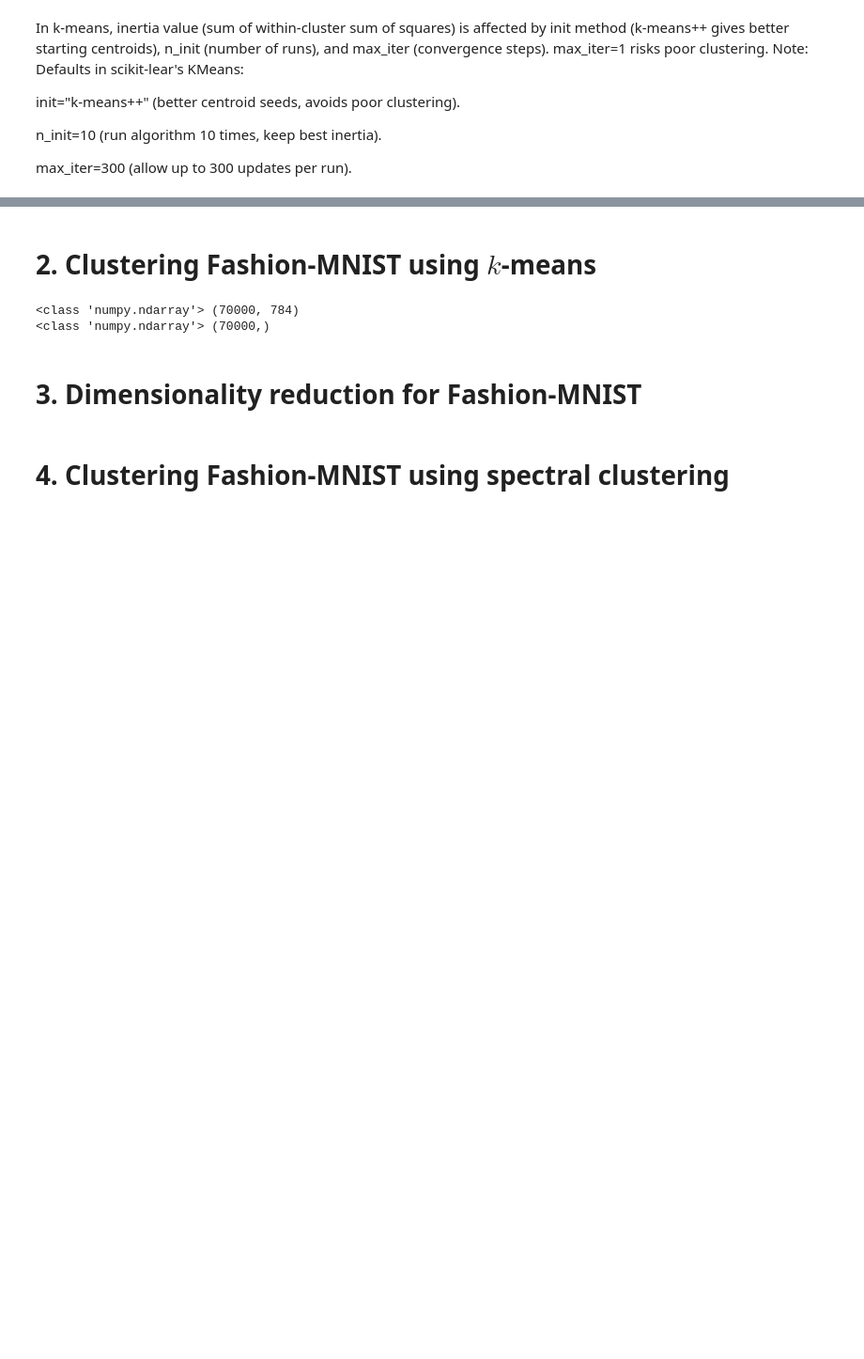
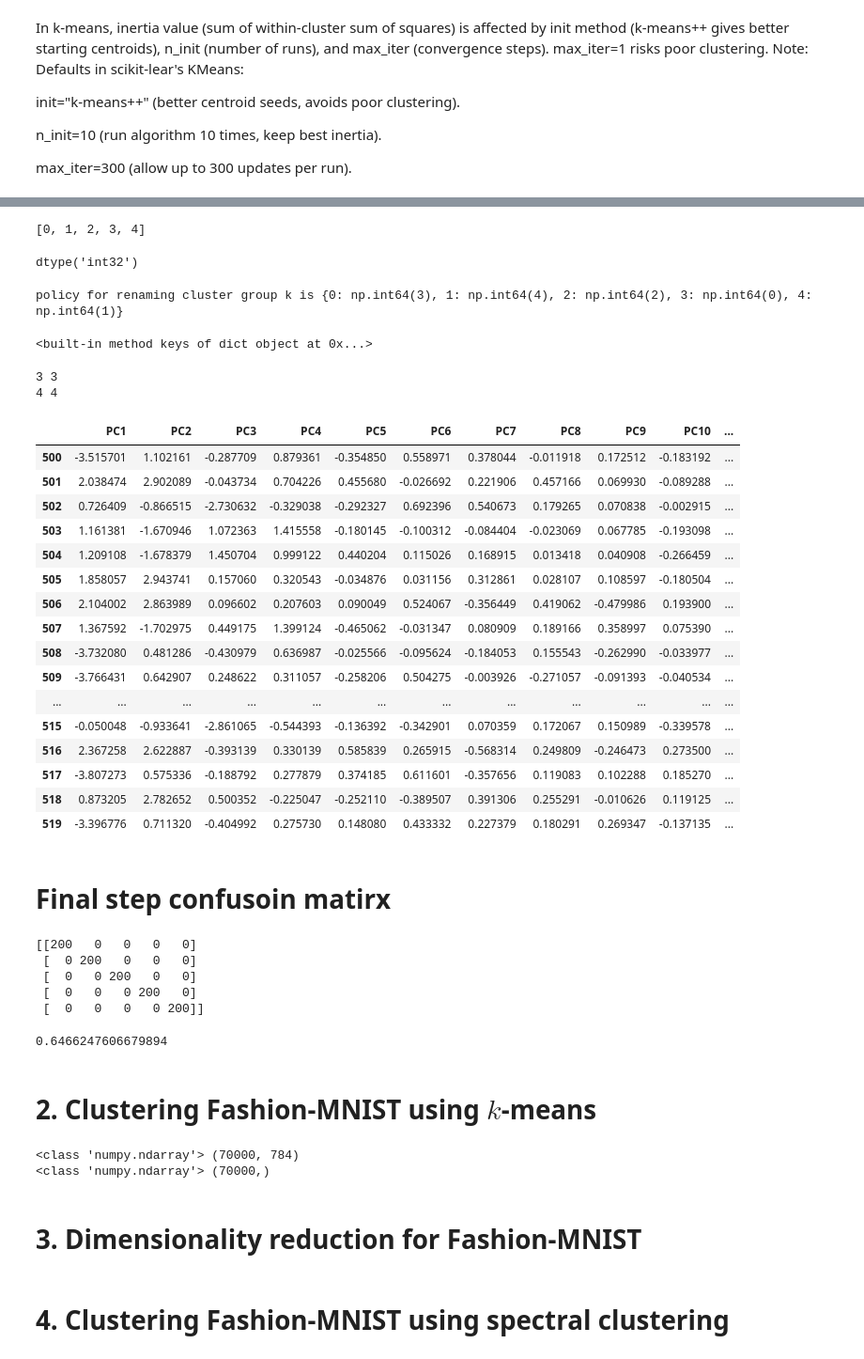
Before and after one commit to Yuyang-Yao/Math_-5750_Project1, a Jupyter notebook: project2.ipynb, the cells around one changed output, grey strips where cells are left out. Shown at 94% size. Cells and saved outputs as stored; diff of their text form; code cells hidden in the pictures; blank space fills up the shorter version.

```diff
--- a/project2.ipynb
+++ b/project2.ipynb
@@ -133,3 +360,69 @@ max_iter=300 (allow up to 300 updates per run).
+# %%
+group_label_l=(np.unique(kmeans_model_Q1.labels_)).tolist()
+group_label_l # just store 0,1,2,3,4 in a list for looping
+# %% [output]
+[0, 1, 2, 3, 4]
+# %%
+df_plot_Q1["cluster group Q1"].dtype
+# %% [output]
+dtype('int32')
+# %%
+# step 1 create a mapping_dic as mappping policy
+mapping_dic={}
+for k in group_label_l:
+  df_index=closest_index_or_cluster_examplar_index_that_coressponds_in_X[k] # again, index 0 in the list corresponds to cluster 0, order same, no worries
+  mapping_dic[k]=df_plot_Q1.loc[closest_index_or_cluster_examplar_index_that_coressponds_in_X[k],'True group label Q1'] # same matching technique as before, but now only store policy
+print('policy for renaming cluster group k is',mapping_dic)
+# %% [output]
+policy for renaming cluster group k is {0: np.int64(3), 1: np.int64(4), 2: np.int64(2), 3: np.int64(0), 4: np.int64(1)}
+# %%
+print(mapping_dic.keys)
+# %% [output]
+<built-in method keys of dict object at 0x...>
+# %%
+df_plot_Q1["cluster group Q1"] = df_plot_Q1["cluster group Q1"].map(mapping_dic) # this will map once
+# %%
+print(df_plot_Q1['True group label Q1'][635], df_plot_Q1['cluster group Q1'][635])
+print(df_plot_Q1['True group label Q1'][503], df_plot_Q1['cluster group Q1'][503])
+# good!
+# %% [output]
+3 3
+4 4
+# %%
+df_plot_Q1.iloc[500:520]
+# %% [output]
+|  | PC1 | PC2 | PC3 | PC4 | PC5 | PC6 | PC7 | PC8 | PC9 | PC10 | ... |
+| 500 | -3.515701 | 1.102161 | -0.287709 | 0.879361 | -0.354850 | 0.558971 | 0.378044 | -0.011918 | 0.172512 | -0.183192 | ... |
+| 501 | 2.038474 | 2.902089 | -0.043734 | 0.704226 | 0.455680 | -0.026692 | 0.221906 | 0.457166 | 0.069930 | -0.089288 | ... |
+| 502 | 0.726409 | -0.866515 | -2.730632 | -0.329038 | -0.292327 | 0.692396 | 0.540673 | 0.179265 | 0.070838 | -0.002915 | ... |
+| 503 | 1.161381 | -1.670946 | 1.072363 | 1.415558 | -0.180145 | -0.100312 | -0.084404 | -0.023069 | 0.067785 | -0.193098 | ... |
+| 504 | 1.209108 | -1.678379 | 1.450704 | 0.999122 | 0.440204 | 0.115026 | 0.168915 | 0.013418 | 0.040908 | -0.266459 | ... |
+| 505 | 1.858057 | 2.943741 | 0.157060 | 0.320543 | -0.034876 | 0.031156 | 0.312861 | 0.028107 | 0.108597 | -0.180504 | ... |
+| 506 | 2.104002 | 2.863989 | 0.096602 | 0.207603 | 0.090049 | 0.524067 | -0.356449 | 0.419062 | -0.479986 | 0.193900 | ... |
+| 507 | 1.367592 | -1.702975 | 0.449175 | 1.399124 | -0.465062 | -0.031347 | 0.080909 | 0.189166 | 0.358997 | 0.075390 | ... |
+| 508 | -3.732080 | 0.481286 | -0.430979 | 0.636987 | -0.025566 | -0.095624 | -0.184053 | 0.155543 | -0.262990 | -0.033977 | ... |
+| 509 | -3.766431 | 0.642907 | 0.248622 | 0.311057 | -0.258206 | 0.504275 | -0.003926 | -0.271057 | -0.091393 | -0.040534 | ... |
+| ... | ... | ... | ... | ... | ... | ... | ... | ... | ... | ... | ... |
+| 515 | -0.050048 | -0.933641 | -2.861065 | -0.544393 | -0.136392 | -0.342901 | 0.070359 | 0.172067 | 0.150989 | -0.339578 | ... |
+| 516 | 2.367258 | 2.622887 | -0.393139 | 0.330139 | 0.585839 | 0.265915 | -0.568314 | 0.249809 | -0.246473 | 0.273500 | ... |
+| 517 | -3.807273 | 0.575336 | -0.188792 | 0.277879 | 0.374185 | 0.611601 | -0.357656 | 0.119083 | 0.102288 | 0.185270 | ... |
+| 518 | 0.873205 | 2.782652 | 0.500352 | -0.225047 | -0.252110 | -0.389507 | 0.391306 | 0.255291 | -0.010626 | 0.119125 | ... |
+| 519 | -3.396776 | 0.711320 | -0.404992 | 0.275730 | 0.148080 | 0.433332 | 0.227379 | 0.180291 | 0.269347 | -0.137135 | ... |
+# %% [markdown]
+# Final step confusoin matirx
+# %%
+confusion_matrix_Q1 = confusion_matrix(df_plot_Q1["True group label Q1"], df_plot_Q1["cluster group Q1"])
+print(confusion_matrix_Q1)
+# %% [output]
+[[200   0   0   0   0]
+ [  0 200   0   0   0]
+ [  0   0 200   0   0]
+ [  0   0   0 200   0]
+ [  0   0   0   0 200]]
+# %%
+print(pca_model.explained_variance_ratio_[:2].sum()) # proportion of variance expinaed by PCA with rank 2
+# %% [output]
+0.6466247606679894
 # %% [markdown]
 # 2. Clustering Fashion-MNIST using $k$-means
 # %%
```
Also changed, not shown: parts of 42 cells of this notebook.
